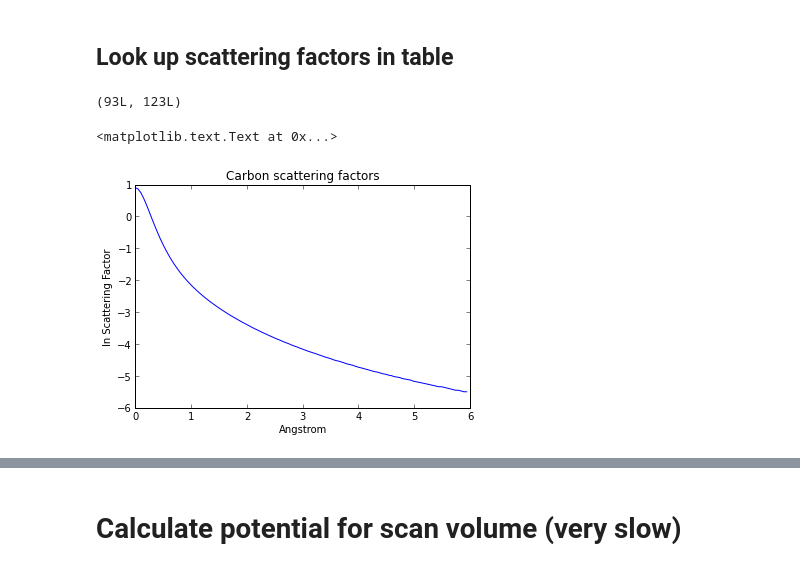
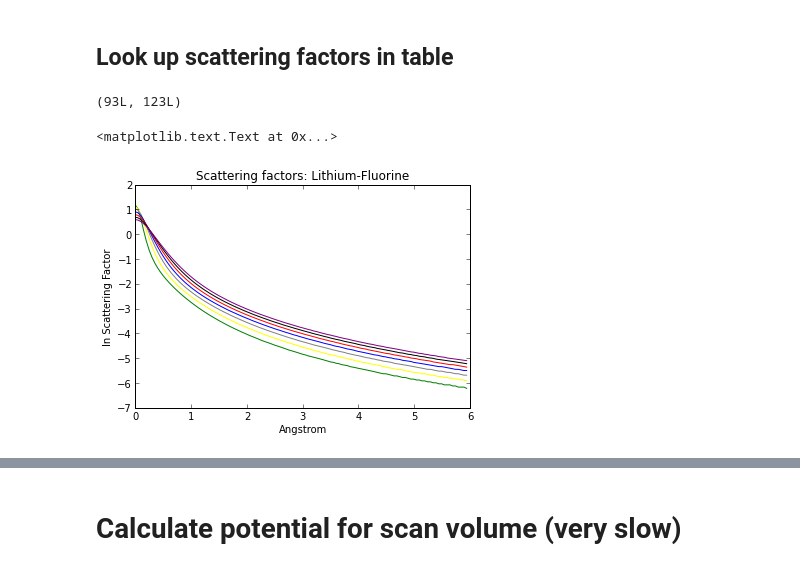
Before and after one commit to QSTEM/QSTEM, a Jupyter notebook: python/QSTEM_simDemo.ipynb, the cells around one changed output, grey strips where cells are left out. Cells and saved outputs as stored; diff of their text form; code cells hidden in the pictures.

```diff
--- a/python/QSTEM_simDemo.ipynb
+++ b/python/QSTEM_simDemo.ipynb
@@ -36,16 +36,23 @@ Aberration angles:
 # %%
 import numpy as np
 scatFactors = np.loadtxt("SF_rez.txt",delimiter=",")
 # There are 93 rows with 123 scattering factors, each.
 print scatFactors.shape
 # scatFactors[0] is the radius for the scattering factor
 # every other row is the corresponding element.  I.e. Carbon = scatFactors[6]
 # log of scattering factor is shown
-plt.plot(scatFactors[0],np.log(scatFactors[6]))
-plt.title("Carbon scattering factors")
+plt.plot(scatFactors[0],np.log(scatFactors[3]),color="green")
+plt.plot(scatFactors[0],np.log(scatFactors[4]),color="yellow")
+plt.plot(scatFactors[0],np.log(scatFactors[5]),color="gray")
+plt.plot(scatFactors[0],np.log(scatFactors[6]),color="blue")
+plt.plot(scatFactors[0],np.log(scatFactors[7]),color="red")
+plt.plot(scatFactors[0],np.log(scatFactors[8]),color="black")
+plt.plot(scatFactors[0],np.log(scatFactors[9]),color="purple")
+
+plt.title("Scattering factors: Lithium-Fluorine")
 plt.xlabel("Angstrom")
 plt.ylabel("ln Scattering Factor")
 # %% [output]
 (93L, 123L)
 <matplotlib.text.Text at 0x...>
-[figure, old version]
+[figure, new version]
```
Also changed, not shown: parts of 4 cells of this notebook.
